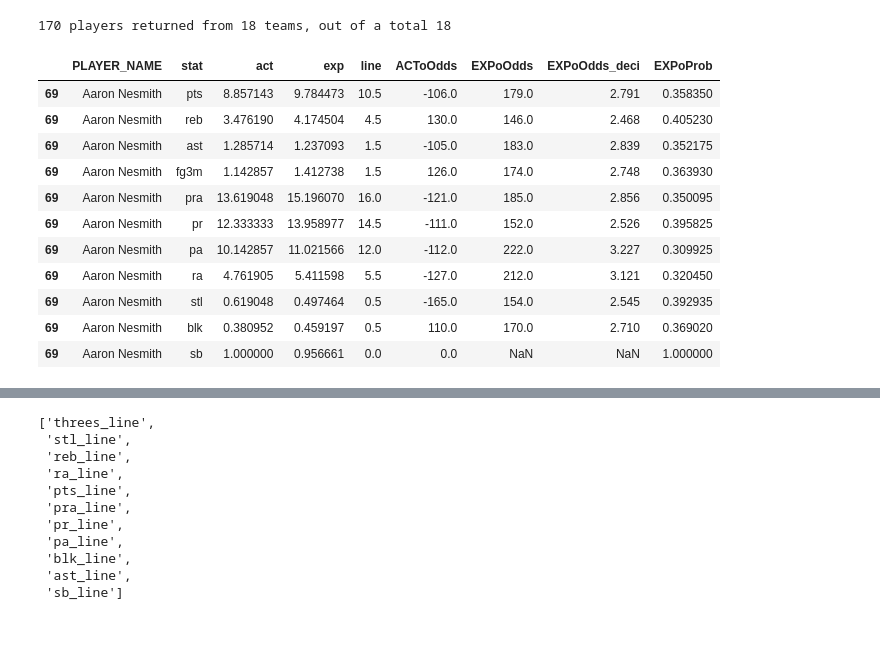
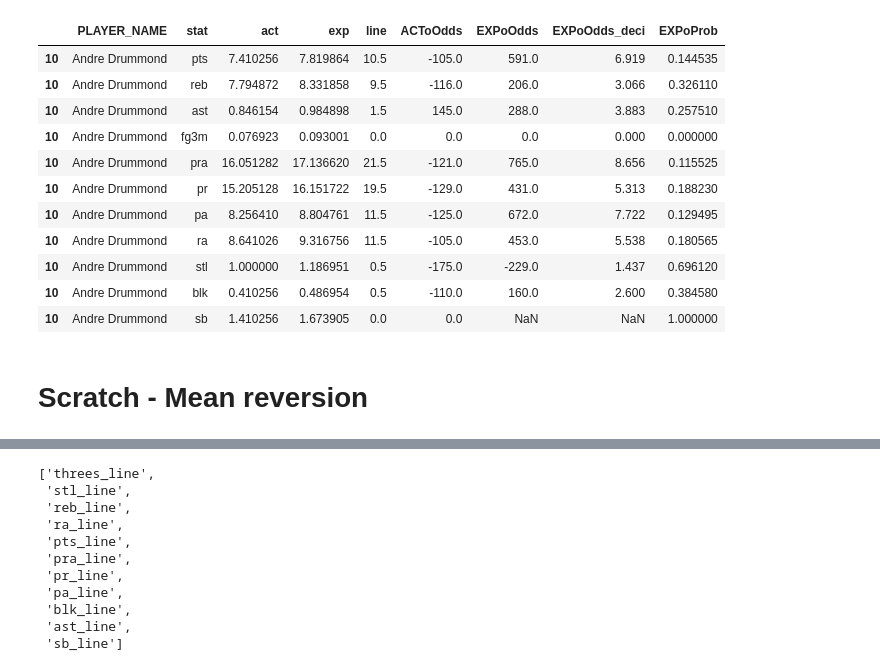
Before and after one commit to iksnizez/propfarm, a Jupyter notebook: scripts/models/scratch.ipynb, the cells around one changed output, grey strips where cells are left out. Saved outputs shown, nothing was run; the diff lists cells and outputs as text; code cells hidden in the pictures; blank space fills up the shorter version.

```diff
--- a/scripts/models/scratch.ipynb
+++ b/scripts/models/scratch.ipynb
@@ -4,3 +1,9 @@ import pandas as pd
+# %%
+import nbaPlayerStatModeling as nbaModel
+import pandas as pd
+pd.set_option('display.max_rows', None)  # Show all rows
+pd.set_option('display.max_columns', 20)  # Show all columns
+pd.set_option('display.max_colwidth', None)  # Show full column width
 # %%
 nba = nbaModel.playerStatModel(
         day_offset = 0,
@@ -12,5 +15,20 @@ nba.get_teams_playing()
 nba.get_teams_data(
     base_url = 'https://stats.nba.com/stats/leaguedashteamstats?Conference=&DateFrom=&DateTo=&Division=&GameScope=&GameSegment=&Height=&ISTRound=&LastNGames=0&LeagueID=00&Location=&MeasureType={stattype}&Month=0&OpponentTeamID=0&Outcome=&PORound=0&PaceAdjust=N&PerMode=PerGame&Period=0&PlayerExperience=&PlayerPosition=&PlusMinus=N&Rank=N&Season={sid}&SeasonSegment=&SeasonType=Regular%20Season&ShotClockRange=&StarterBench=&TeamID=0&TwoWay=0&VsConference=&VsDivision='
 )
+
+nba.get_players_playing(
+    url_base_nba_player_stat = 'https://stats.nba.com/stats/leaguedashplayerstats?College=&Conference=&Country=&DateFrom=&DateTo=&Division=&DraftPick=&DraftYear=&GameScope=&GameSegment=&Height=&LastNGames=0&LeagueID=00&Location=&MeasureType=Base&Month=0&OpponentTeamID=0&Outcome=&PORound=0&PaceAdjust=N&PerMode={per}&Period=0&PlayerExperience=&PlayerPosition=&PlusMinus=N&Rank=N&Season={sid}&SeasonSegment=&SeasonType=Regular+Season&ShotClockRange=&StarterBench=&TeamID={tid}&TwoWay=0&VsConference=&VsDivision=&Weight=',
+    minute_cutoff = 10,
+    season = '2025',
+    pull_players_from_nbaapi = False
+)
+nba.get_props()
+
+nba.get_player_home_adv(
+    use_default=False,
+    sleep_time = 3
+)
+nba.df_players = nba.df_players[(nba.df_players['FG3A'] > 0) & (nba.df_players['FTA'] > 0)]
+df_copy = nba.df_players.copy()
 # %% [output]
 9  games today...
@@ -37,19 +37,3 @@ nba.get_teams_data(
-# %%
-nba.get_players_playing(
-    url_base_nba_player_stat = 'https://stats.nba.com/stats/leaguedashplayerstats?College=&Conference=&Country=&DateFrom=&DateTo=&Division=&DraftPick=&DraftYear=&GameScope=&GameSegment=&Height=&LastNGames=0&LeagueID=00&Location=&MeasureType=Base&Month=0&OpponentTeamID=0&Outcome=&PORound=0&PaceAdjust=N&PerMode={per}&Period=0&PlayerExperience=&PlayerPosition=&PlusMinus=N&Rank=N&Season={sid}&SeasonSegment=&SeasonType=Regular+Season&ShotClockRange=&StarterBench=&TeamID={tid}&TwoWay=0&VsConference=&VsDivision=&Weight=',
-    minute_cutoff = 18.0,
-    season = '2025',
-    pull_players_from_nbaapi = False
-)
-nba.get_props()
-
-nba.get_player_home_adv(
-    use_default=False,
-    sleep_time = 3
-)
-df_copy = nba.df_players.copy()
-# %% [output]
-170 players returned from 18 teams, out of a total 18
 # %%
 nba.df_players = df_copy.copy()
 nba.model_expected_minutes()
@@ -57,48 +41,52 @@ nba.calculate_model_inputs()
 nba.model_stats()
+# %%
+player = "Andre Drummond"
 # %%
-player = "Aaron Nesmith"
+
 reb = nba.df_players[nba.df_players['PLAYER_NAME']==player][['PLAYER_NAME', 'REB', 'expReb', 'reb_line', 'reb_oOdds', 'REBoOdds','REBoOdds_deci','REBoProb']]
 reb['stat'] = 'reb'
 ast = nba.df_players[nba.df_players['PLAYER_NAME']==player][['PLAYER_NAME', 'AST', 'expAst', 'ast_line', 'ast_oOdds', 'ASToOdds','ASToOdds_deci','ASToProb']]
 ast['stat'] = 'ast'
 pts = nba.df_players[nba.df_players['PLAYER_NAME']==player][['PLAYER_NAME', 'PTS', 'expPts', 'pts_line', 'pts_oOdds', 'PTSoOdds','PTSoOdds_deci','PTSoProb']]
 pts['stat'] = 'pts'
 fg3m = nba.df_players[nba.df_players['PLAYER_NAME']==player][['PLAYER_NAME', 'FG3M', 'expFG3M', 'threes_line', 'threes_oOdds', 'FG3MoOdds','FG3MoOdds_deci','FG3MoProb']]
 fg3m['stat'] = 'fg3m'
 pra = nba.df_players[nba.df_players['PLAYER_NAME']==player][['PLAYER_NAME', 'PRA', 'expPra', 'pra_line', 'pra_oOdds', 'PRAoOdds','PRAoOdds_deci','PRAoProb']]
 pra['stat'] = 'pra'
 pr = nba.df_players[nba.df_players['PLAYER_NAME']==player][['PLAYER_NAME', 'PR', 'expPr', 'pr_line', 'pr_oOdds', 'PRoOdds','PRoOdds_deci','PRoProb']]
 pr['stat'] = 'pr'
 pa = nba.df_players[nba.df_players['PLAYER_NAME']==player][['PLAYER_NAME', 'PA', 'expPa', 'pa_line', 'pa_oOdds', 'PAoOdds','PAoOdds_deci','PAoProb']]
 pa['stat'] = 'pa'
 ra = nba.df_players[nba.df_players['PLAYER_NAME']==player][['PLAYER_NAME', 'RA', 'expRa', 'ra_line', 'ra_oOdds', 'RAoOdds','RAoOdds_deci','RAoProb']]
 ra['stat'] = 'ra'
 stl = nba.df_players[nba.df_players['PLAYER_NAME']==player][['PLAYER_NAME', 'STL', 'expStl', 'stl_line', 'stl_oOdds', 'STLoOdds','STLoOdds_deci','STLoProb']]
 stl['stat'] = 'stl'
 blk = nba.df_players[nba.df_players['PLAYER_NAME']==player][['PLAYER_NAME', 'BLK', 'expBlk', 'blk_line', 'blk_oOdds', 'BLKoOdds','BLKoOdds_deci','BLKoProb']]
 blk['stat'] = 'blk'
 sb = nba.df_players[nba.df_players['PLAYER_NAME']==player][['PLAYER_NAME', 'SB', 'expSb', 'sb_line', 'sb_oOdds', 'SBoOdds','SBoOdds_deci','SBoProb']]
 sb['stat'] = 'sb'
 
 pts.columns = ['PLAYER_NAME', 'act', 'exp', 'line', 'ACToOdds', 'EXPoOdds', 'EXPoOdds_deci', 'EXPoProb', 'stat']
 for i in [reb, ast, fg3m, pra, pr, pa, ra, stl, blk, sb ]:
     i.columns = ['PLAYER_NAME', 'act', 'exp', 'line', 'ACToOdds', 'EXPoOdds', 'EXPoOdds_deci', 'EXPoProb', 'stat']
     pts = pd.concat([pts, i])
 
 odds = pts[['PLAYER_NAME', 'stat', 'act', 'exp', 'line', 'ACToOdds', 'EXPoOdds', 'EXPoOdds_deci', 'EXPoProb']].copy()
 odds
 # %% [output]
 |  | PLAYER_NAME | stat | act | exp | line | ACToOdds | EXPoOdds | EXPoOdds_deci | EXPoProb |
-| 69 | Aaron Nesmith | pts | 8.857143 | 9.784473 | 10.5 | -106.0 | 179.0 | 2.791 | 0.358350 |
-| 69 | Aaron Nesmith | reb | 3.476190 | 4.174504 | 4.5 | 130.0 | 146.0 | 2.468 | 0.405230 |
-| 69 | Aaron Nesmith | ast | 1.285714 | 1.237093 | 1.5 | -105.0 | 183.0 | 2.839 | 0.352175 |
-| 69 | Aaron Nesmith | fg3m | 1.142857 | 1.412738 | 1.5 | 126.0 | 174.0 | 2.748 | 0.363930 |
-| 69 | Aaron Nesmith | pra | 13.619048 | 15.196070 | 16.0 | -121.0 | 185.0 | 2.856 | 0.350095 |
-| 69 | Aaron Nesmith | pr | 12.333333 | 13.958977 | 14.5 | -111.0 | 152.0 | 2.526 | 0.395825 |
-| 69 | Aaron Nesmith | pa | 10.142857 | 11.021566 | 12.0 | -112.0 | 222.0 | 3.227 | 0.309925 |
-| 69 | Aaron Nesmith | ra | 4.761905 | 5.411598 | 5.5 | -127.0 | 212.0 | 3.121 | 0.320450 |
-| 69 | Aaron Nesmith | stl | 0.619048 | 0.497464 | 0.5 | -165.0 | 154.0 | 2.545 | 0.392935 |
-| 69 | Aaron Nesmith | blk | 0.380952 | 0.459197 | 0.5 | 110.0 | 170.0 | 2.710 | 0.369020 |
-| 69 | Aaron Nesmith | sb | 1.000000 | 0.956661 | 0.0 | 0.0 | NaN | NaN | 1.000000 |
+| 10 | Andre Drummond | pts | 7.410256 | 7.819864 | 10.5 | -105.0 | 591.0 | 6.919 | 0.144535 |
+| 10 | Andre Drummond | reb | 7.794872 | 8.331858 | 9.5 | -116.0 | 206.0 | 3.066 | 0.326110 |
+| 10 | Andre Drummond | ast | 0.846154 | 0.984898 | 1.5 | 145.0 | 288.0 | 3.883 | 0.257510 |
+| 10 | Andre Drummond | fg3m | 0.076923 | 0.093001 | 0.0 | 0.0 | 0.0 | 0.000 | 0.000000 |
+| 10 | Andre Drummond | pra | 16.051282 | 17.136620 | 21.5 | -121.0 | 765.0 | 8.656 | 0.115525 |
+| 10 | Andre Drummond | pr | 15.205128 | 16.151722 | 19.5 | -129.0 | 431.0 | 5.313 | 0.188230 |
+| 10 | Andre Drummond | pa | 8.256410 | 8.804761 | 11.5 | -125.0 | 672.0 | 7.722 | 0.129495 |
+| 10 | Andre Drummond | ra | 8.641026 | 9.316756 | 11.5 | -105.0 | 453.0 | 5.538 | 0.180565 |
+| 10 | Andre Drummond | stl | 1.000000 | 1.186951 | 0.5 | -175.0 | -229.0 | 1.437 | 0.696120 |
+| 10 | Andre Drummond | blk | 0.410256 | 0.486954 | 0.5 | -110.0 | 160.0 | 2.600 | 0.384580 |
+| 10 | Andre Drummond | sb | 1.410256 | 1.673905 | 0.0 | 0.0 | NaN | NaN | 1.000000 |
 # %%
 #nba.df_players.to_excel('test.xlsx')
+# %% [markdown]
+# Scratch - Mean reversion
```
Also changed, not shown: parts of 12 cells of this notebook, 6 other files.
